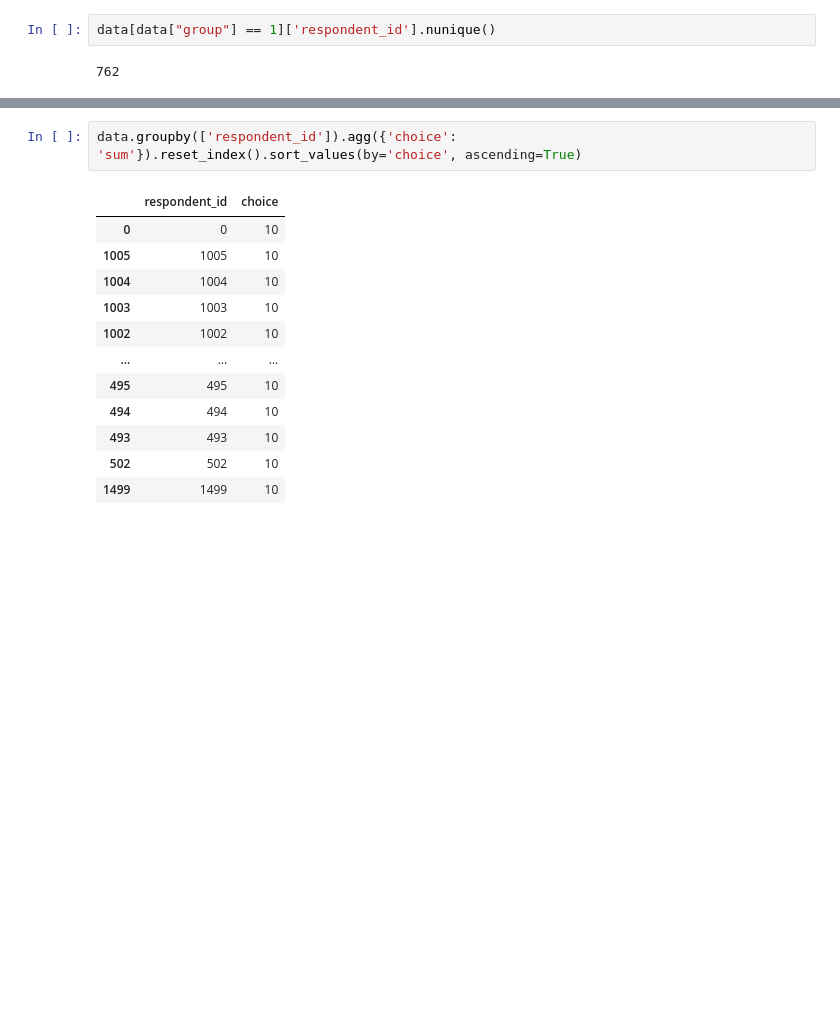
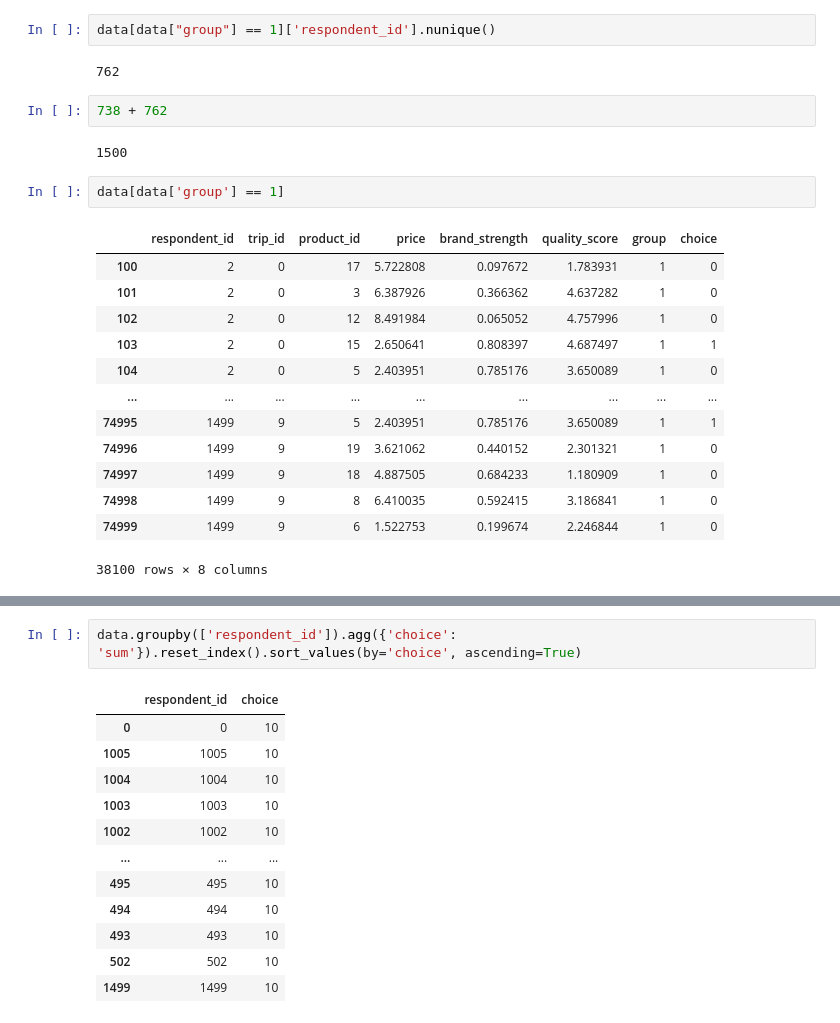
Before and after one commit to DavidGuzzi/Python-Projects, a Jupyter notebook: astrea/quiz.ipynb, the cells around one changed output, grey strips where cells are left out. Cells and saved outputs as stored; diff of their text form; blank space fills up the shorter version.

```diff
--- a/astrea/quiz.ipynb
+++ b/astrea/quiz.ipynb
@@ -105,4 +213,24 @@ data[data["group"] == 0]['respondent_id'].nunique()
 data[data["group"] == 1]['respondent_id'].nunique()
 # %% [output]
 762
+# %%
+738 + 762
+# %% [output]
+1500
+# %%
+data[data['group'] == 1]
+# %% [output]
+|  | respondent_id | trip_id | product_id | price | brand_strength | quality_score | group | choice |
+| 100 | 2 | 0 | 17 | 5.722808 | 0.097672 | 1.783931 | 1 | 0 |
+| 101 | 2 | 0 | 3 | 6.387926 | 0.366362 | 4.637282 | 1 | 0 |
+| 102 | 2 | 0 | 12 | 8.491984 | 0.065052 | 4.757996 | 1 | 0 |
+| 103 | 2 | 0 | 15 | 2.650641 | 0.808397 | 4.687497 | 1 | 1 |
+| 104 | 2 | 0 | 5 | 2.403951 | 0.785176 | 3.650089 | 1 | 0 |
+| ... | ... | ... | ... | ... | ... | ... | ... | ... |
+| 74995 | 1499 | 9 | 5 | 2.403951 | 0.785176 | 3.650089 | 1 | 1 |
+| 74996 | 1499 | 9 | 19 | 3.621062 | 0.440152 | 2.301321 | 1 | 0 |
+| 74997 | 1499 | 9 | 18 | 4.887505 | 0.684233 | 1.180909 | 1 | 0 |
+| 74998 | 1499 | 9 | 8 | 6.410035 | 0.592415 | 3.186841 | 1 | 0 |
+| 74999 | 1499 | 9 | 6 | 1.522753 | 0.199674 | 2.246844 | 1 | 0 |
+38100 rows × 8 columns
 # %%
```
Also changed, not shown: parts of 9 cells of this notebook.
